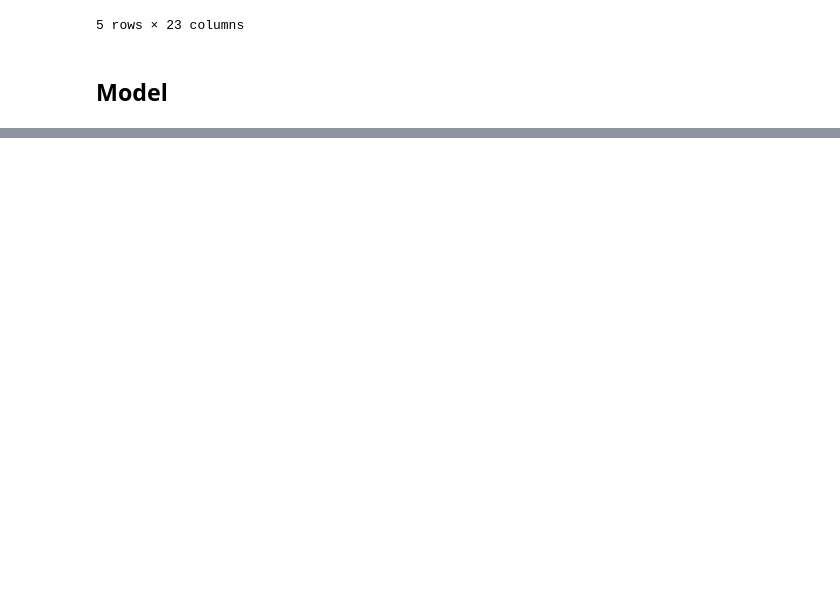
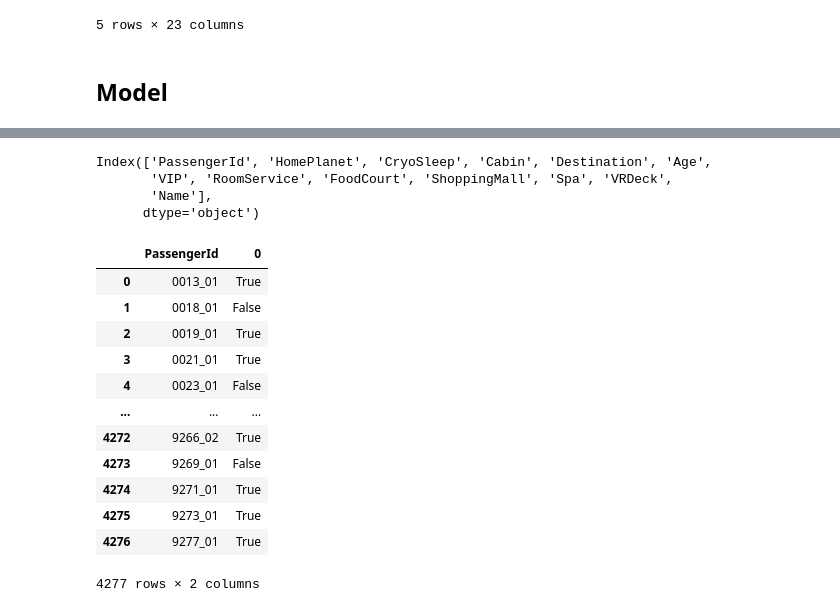
Before and after one commit to HuwBarber/kaggle, a Jupyter notebook: titanic_space/spaceship_titanic.ipynb, the cells around one changed output, grey strips where cells are left out. Saved outputs shown, nothing was run; the diff lists cells and outputs as text; code cells hidden in the pictures; blank space fills up the shorter version.

```diff
--- a/titanic_space/spaceship_titanic.ipynb
+++ b/titanic_space/spaceship_titanic.ipynb
@@ -163,0 +259,6 @@ XGBClassifier(base_score=0.5, booster='gbtree', colsample_bylevel=1,
+# %%
+array_hot_encoded = ohe.fit_transform(X_test[['HomePlanet','Destination','Deck']])
+cols = ohe.get_feature_names_out(['HomePlanet','Destination','Deck'])
+data_hot_encoded = pd.DataFrame(array_hot_encoded, index=X_test.index, columns=cols)
+data_other_cols = X_test.drop(columns=['HomePlanet','Destination','Deck'])
+X_test_ohe = pd.concat([data_hot_encoded, data_other_cols], axis=1)
@@ -163,0 +269,2 @@ XGBClassifier(base_score=0.5, booster='gbtree', colsample_bylevel=1,
+# %%
+pred = pd.DataFrame(np.where(xgb.predict(X_test_ohe) == 1, True, False))
@@ -163,0 +287,23 @@ XGBClassifier(base_score=0.5, booster='gbtree', colsample_bylevel=1,
+# %%
+X_test_data.columns
+# %% [output]
+Index(['PassengerId', 'HomePlanet', 'CryoSleep', 'Cabin', 'Destination', 'Age',
+       'VIP', 'RoomService', 'FoodCourt', 'ShoppingMall', 'Spa', 'VRDeck',
+       'Name'],
+      dtype='object')
+# %%
+out = pd.concat([X_test_data['PassengerId'], pred], axis=1).rename(columns)
+# %% [output]
+|  | PassengerId | 0 |
+| 0 | 0013_01 | True |
+| 1 | 0018_01 | False |
+| 2 | 0019_01 | True |
+| 3 | 0021_01 | True |
+| 4 | 0023_01 | False |
+| ... | ... | ... |
+| 4272 | 9266_02 | True |
+| 4273 | 9269_01 | False |
+| 4274 | 9271_01 | True |
+| 4275 | 9273_01 | True |
+| 4276 | 9277_01 | True |
+4277 rows × 2 columns
```
Also changed, not shown: parts of 18 cells of this notebook, 2 other files.
